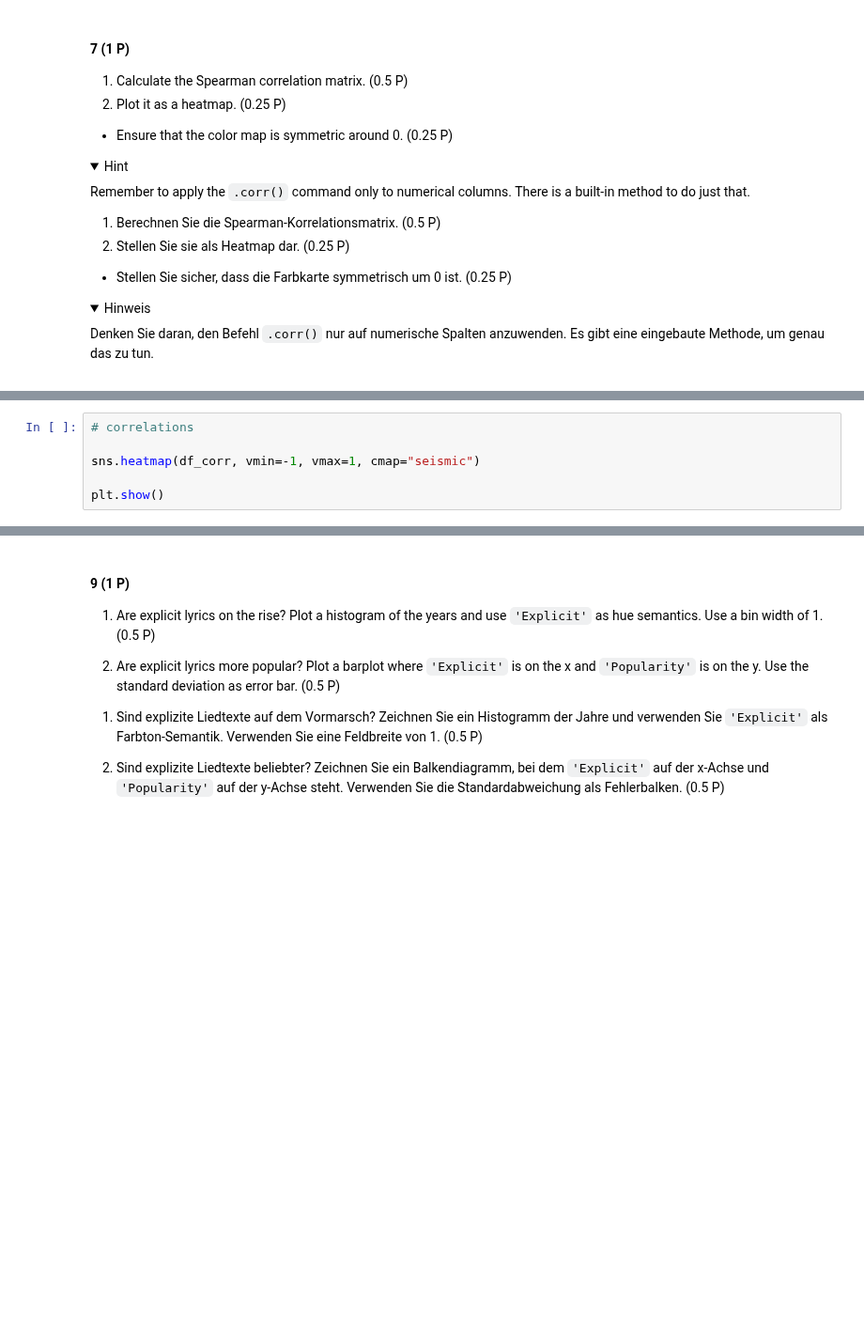
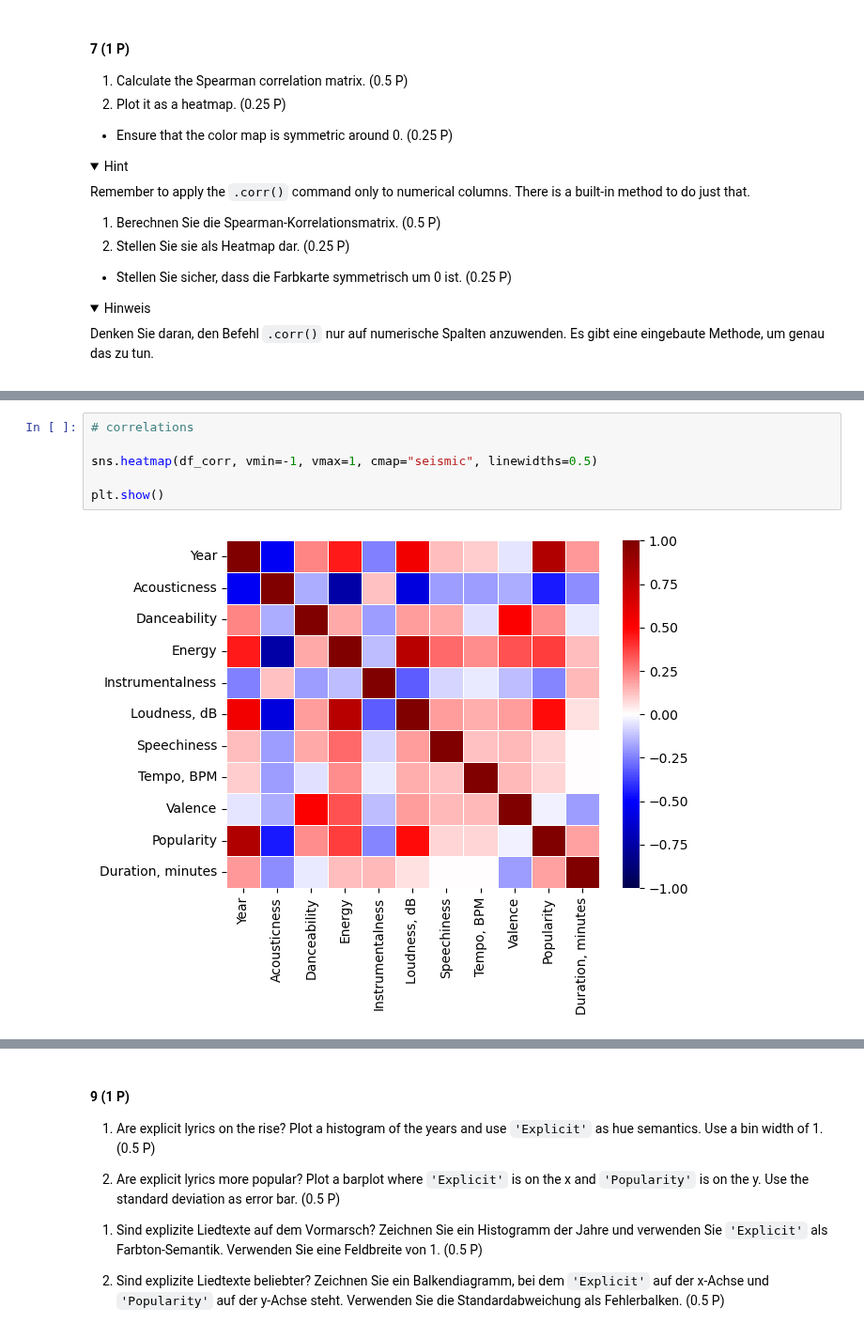
Before and after one commit to Steelpush-Ironpull/GP_2024, a Jupyter notebook: 10_a_fun_dataset.ipynb, the cells around one changed output, grey strips where cells are left out. Shown at 94% size. Drawn from its saved outputs; the diff is of its cells as text; folded sections open; blank space fills up the shorter version.

```diff
--- a/10_a_fun_dataset.ipynb
+++ b/10_a_fun_dataset.ipynb
@@ -516,6 +779,8 @@ df_corr[df_corr.abs() > 0.5]
 # %%
 # correlations
 
-sns.heatmap(df_corr, vmin=-1, vmax=1, cmap="seismic")
+sns.heatmap(df_corr, vmin=-1, vmax=1, cmap="seismic", linewidths=0.5)
 
 plt.show()
+# %% [output]
+[figure, added]
```
Also changed, not shown: parts of 37 cells of this notebook.
